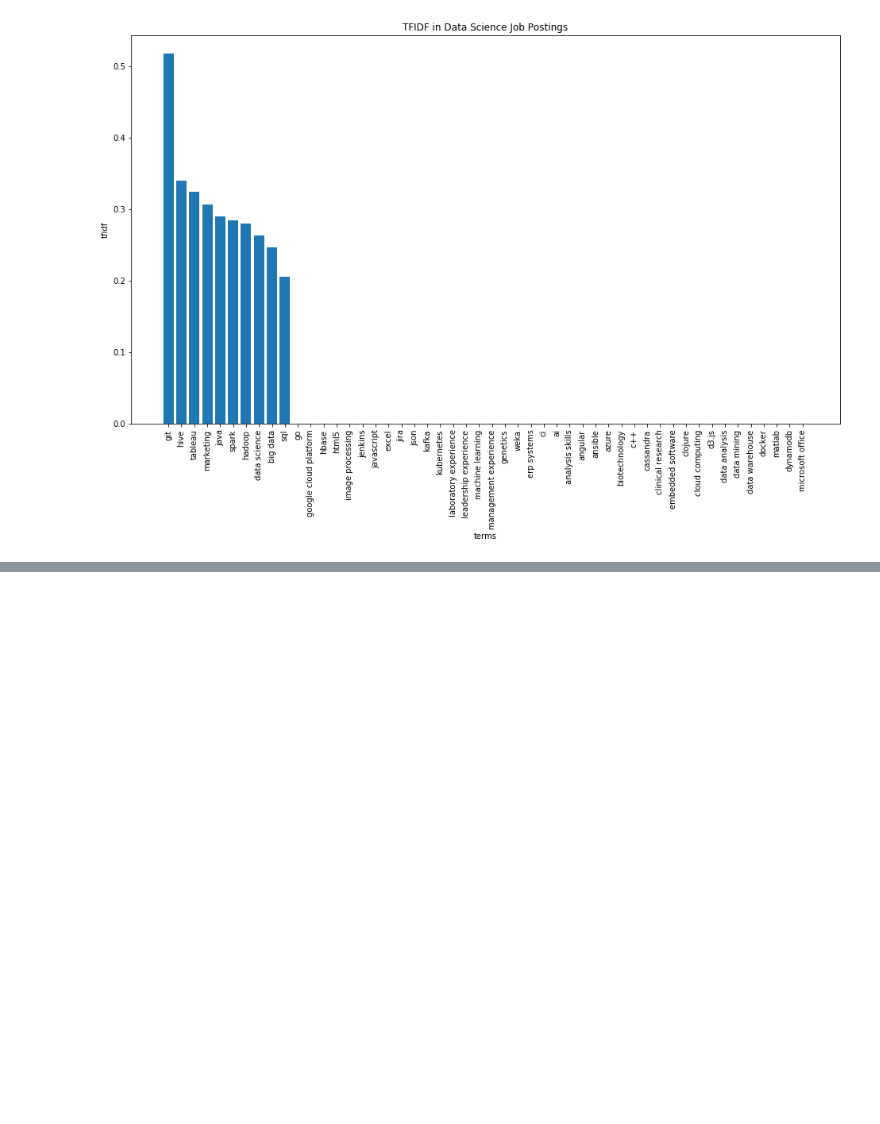
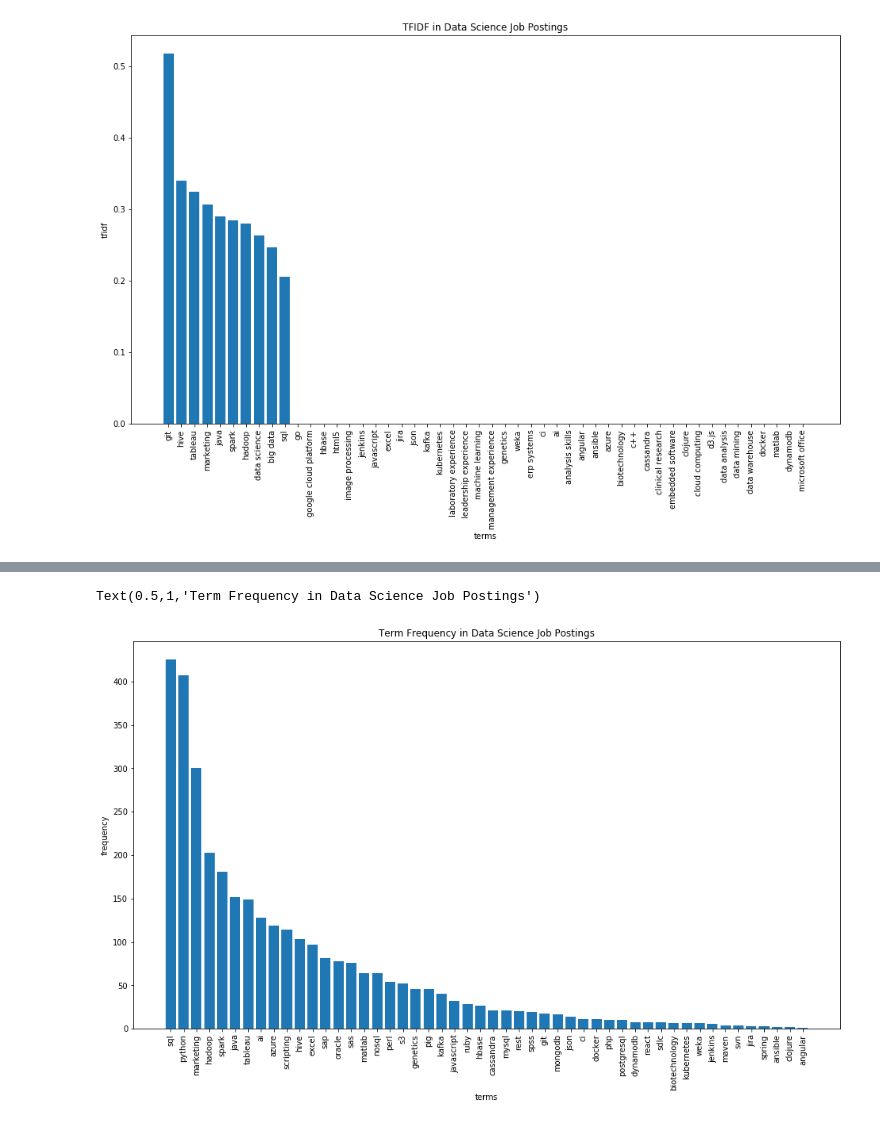
Before and after one commit to michaelfpalmer/level-up, a Jupyter notebook: src/Investigate DS only jobs.ipynb, the cells around one changed output, grey strips where cells are left out. Saved outputs shown, nothing was run; the diff lists cells and outputs as text; code cells hidden in the pictures; blank space fills up the shorter version.

```diff
--- a/src/Investigate DS only jobs.ipynb
+++ b/src/Investigate DS only jobs.ipynb
@@ -196,0 +234,15 @@ Text(0.5,1,'TFIDF in Data Science Job Postings')
+# %%
+arr=np.array(words_freq[:50])
+X=arr[:,0]
+y=arr[:,1]
+y=y.astype(int)
+fig, ax = plt.subplots(figsize=(16,9))
+ax.bar(X,y)
+for tick in ax.get_xticklabels():
+    tick.set_rotation(90)
+ax.set_xlabel('terms')
+ax.set_ylabel('frequency')
+ax.set_title('Term Frequency in Data Science Job Postings')
+# %% [output]
+Text(0.5,1,'Term Frequency in Data Science Job Postings')
+[figure, added]
```
Also changed, not shown: parts of 17 cells of this notebook.
